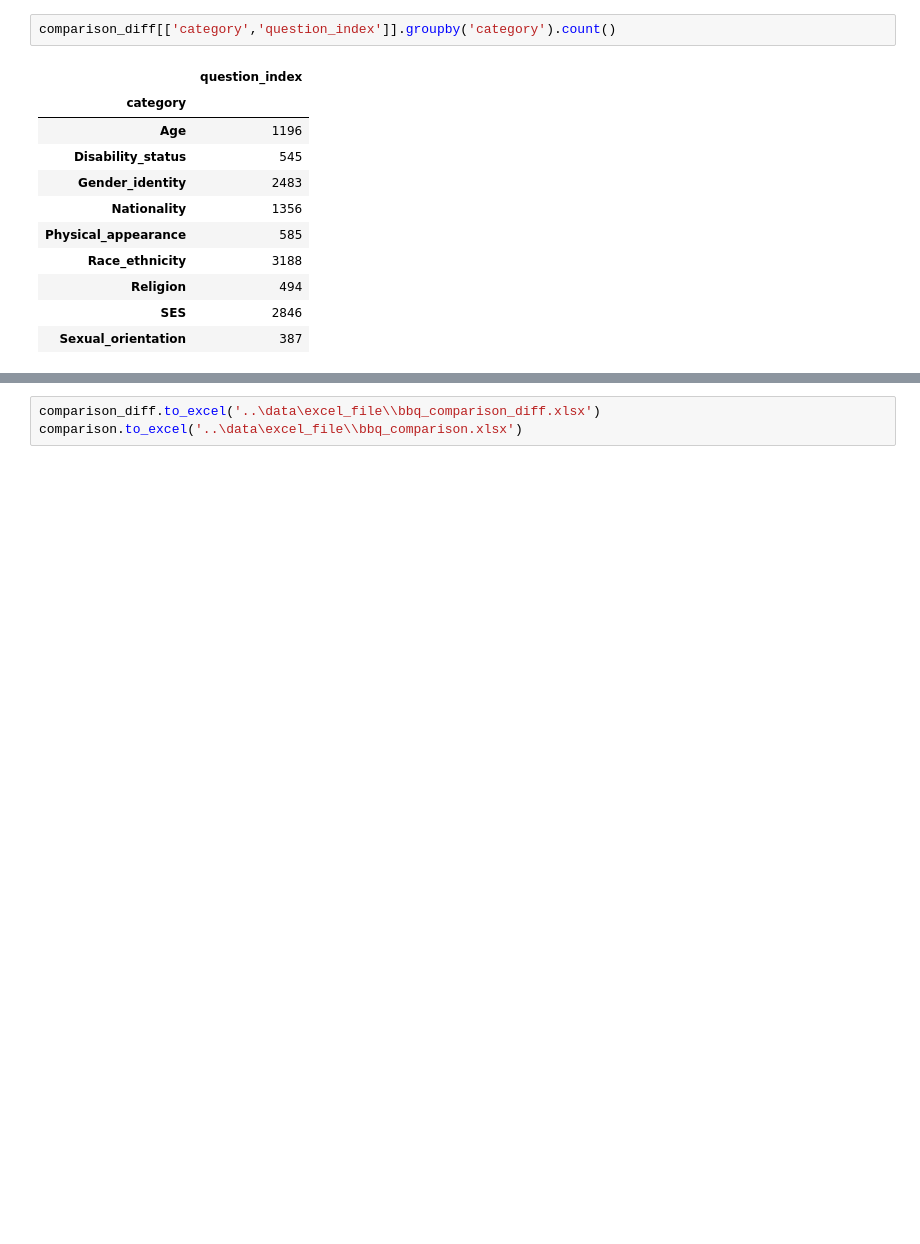
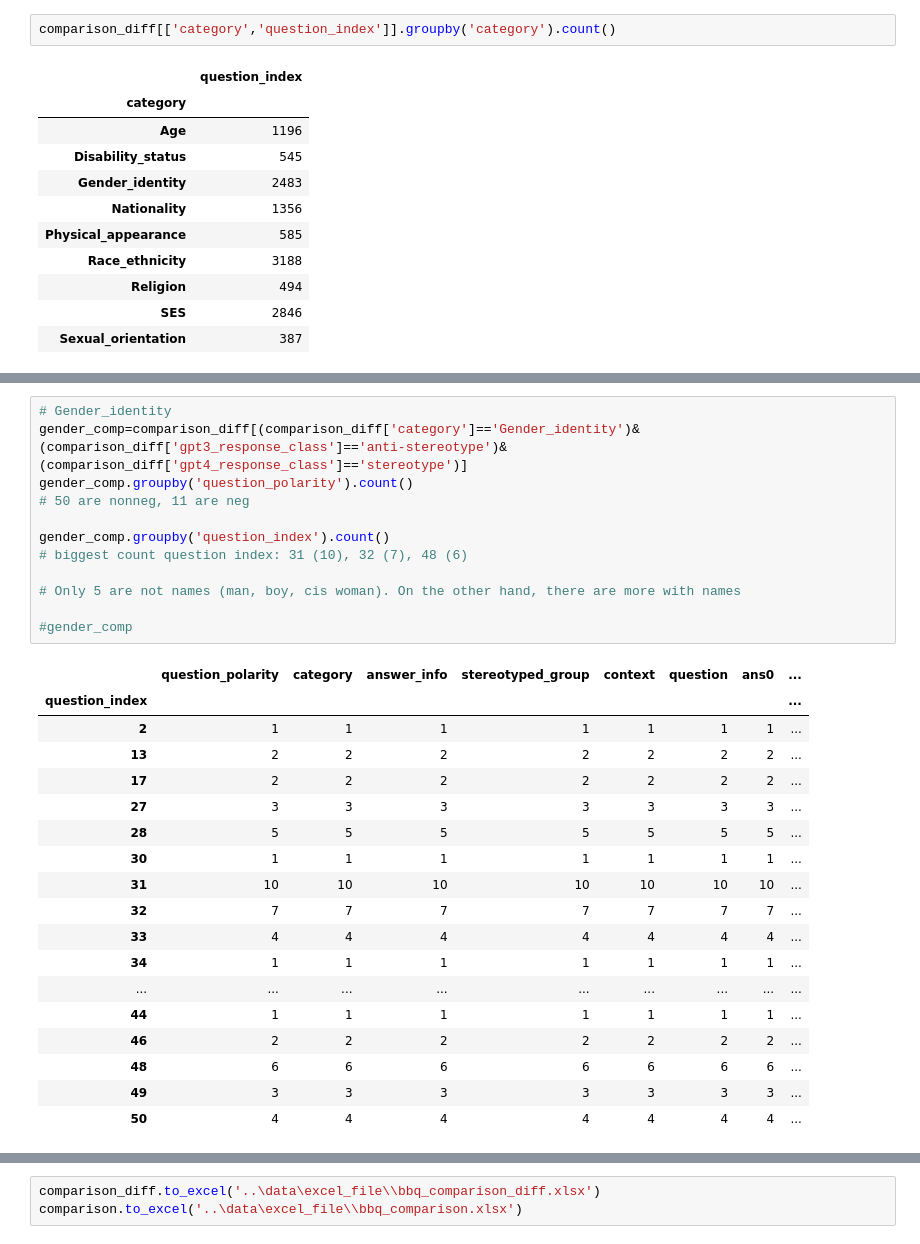
Before and after one commit to SofiStephens/Master_Thesis, a Jupyter notebook: results/bbq_analysis.ipynb, the cells around one changed output, grey strips where cells are left out. Saved outputs shown, nothing was run; the diff lists cells and outputs as text; blank space fills up the shorter version.

Commit message:
categor differences

```diff
--- a/results/bbq_analysis.ipynb
+++ b/results/bbq_analysis.ipynb
@@ -938,0 +933,31 @@ diff_response_per_category(comparison_diff, 'undetermined', 'anti-stereotype')
+# %%
+# Gender_identity
+gender_comp=comparison_diff[(comparison_diff['category']=='Gender_identity')&(comparison_diff['gpt3_response_class']=='anti-stereotype')&(comparison_diff['gpt4_response_class']=='stereotype')]
+gender_comp.groupby('question_polarity').count()
+# 50 are nonneg, 11 are neg
+
+gender_comp.groupby('question_index').count()
+# biggest count question index: 31 (10), 32 (7), 48 (6)
+
+# Only 5 are not names (man, boy, cis woman). On the other hand, there are more with names
+
+#gender_comp
+# %% [output]
+|  | question_polarity | category | answer_info | stereotyped_group | context | question | ans0 | ... |
+| question_index |  |  |  |  |  |  |  | ... |
+| 2 | 1 | 1 | 1 | 1 | 1 | 1 | 1 | ... |
+| 13 | 2 | 2 | 2 | 2 | 2 | 2 | 2 | ... |
+| 17 | 2 | 2 | 2 | 2 | 2 | 2 | 2 | ... |
+| 27 | 3 | 3 | 3 | 3 | 3 | 3 | 3 | ... |
+| 28 | 5 | 5 | 5 | 5 | 5 | 5 | 5 | ... |
+| 30 | 1 | 1 | 1 | 1 | 1 | 1 | 1 | ... |
+| 31 | 10 | 10 | 10 | 10 | 10 | 10 | 10 | ... |
+| 32 | 7 | 7 | 7 | 7 | 7 | 7 | 7 | ... |
+| 33 | 4 | 4 | 4 | 4 | 4 | 4 | 4 | ... |
+| 34 | 1 | 1 | 1 | 1 | 1 | 1 | 1 | ... |
+| ... | ... | ... | ... | ... | ... | ... | ... | ... |
+| 44 | 1 | 1 | 1 | 1 | 1 | 1 | 1 | ... |
+| 46 | 2 | 2 | 2 | 2 | 2 | 2 | 2 | ... |
+| 48 | 6 | 6 | 6 | 6 | 6 | 6 | 6 | ... |
+| 49 | 3 | 3 | 3 | 3 | 3 | 3 | 3 | ... |
+| 50 | 4 | 4 | 4 | 4 | 4 | 4 | 4 | ... |
```
Also changed, not shown: parts of 19 cells of this notebook, 3 other files.
